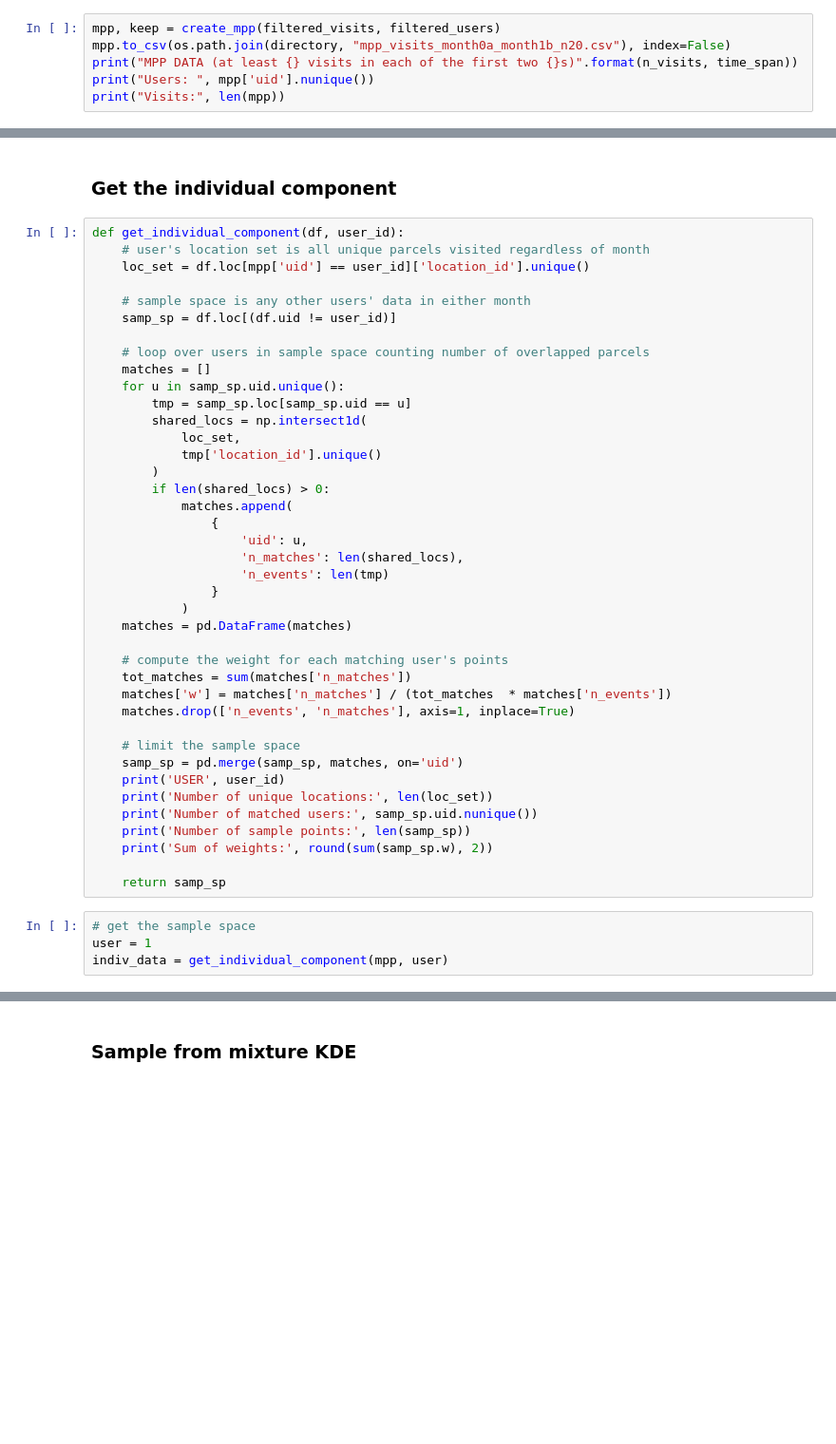
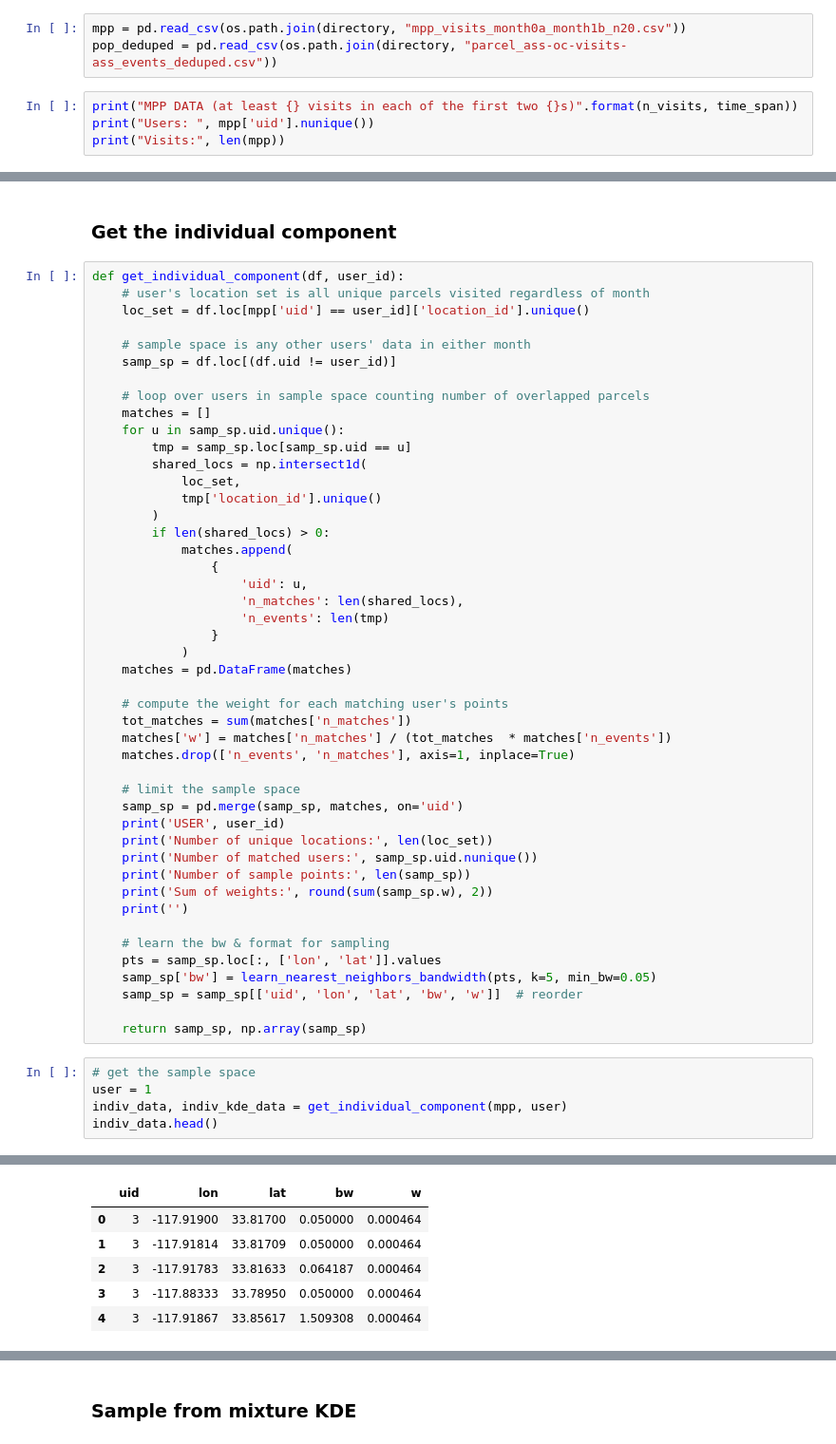
Before and after one commit to galbraic/spatial-assocr, a Jupyter notebook: notebooks/visits.ipynb, the cells around one changed output, grey strips where cells are left out. Shown: that part at 95% size. Cells and saved outputs as stored; diff of their text form; blank space fills up the shorter version.

```diff
--- a/notebooks/visits.ipynb
+++ b/notebooks/visits.ipynb
@@ -242,6 +201,7 @@ both.loc[(both['event_id_x'] >= 20) & (both['event_id_y'] >= 20)].shape
+# %%
+mpp = pd.read_csv(os.path.join(directory, "mpp_visits_month0a_month1b_n20.csv"))
+pop_deduped = pd.read_csv(os.path.join(directory, "parcel_ass-oc-visits-ass_events_deduped.csv"))
 # %%
-mpp, keep = create_mpp(filtered_visits, filtered_users)
-mpp.to_csv(os.path.join(directory, "mpp_visits_month0a_month1b_n20.csv"), index=False)
 print("MPP DATA (at least {} visits in each of the first two {}s)".format(n_visits, time_span))
 print("Users: ", mpp['uid'].nunique())
 print("Visits:", len(mpp))
@@ -370,12 +323,19 @@ def get_individual_component(df, user_id):
     print('Number of matched users:', samp_sp.uid.nunique())
     print('Number of sample points:', len(samp_sp))
     print('Sum of weights:', round(sum(samp_sp.w), 2))
+    print('')
 
-    return samp_sp
+    # learn the bw & format for sampling
+    pts = samp_sp.loc[:, ['lon', 'lat']].values
+    samp_sp['bw'] = learn_nearest_neighbors_bandwidth(pts, k=5, min_bw=0.05)
+    samp_sp = samp_sp[['uid', 'lon', 'lat', 'bw', 'w']]  # reorder
+
+    return samp_sp, np.array(samp_sp)
 # %%
 # get the sample space
 user = 1
-indiv_data = get_individual_component(mpp, user)
+indiv_data, indiv_kde_data = get_individual_component(mpp, user)
+indiv_data.head()
 # %% [output]
 USER 1
 Number of unique locations: 31
@@ -384,0 +347,6 @@ Sum of weights: 1.0
+|  | uid | lon | lat | bw | w |
+| 0 | 3 | -117.91900 | 33.81700 | 0.050000 | 0.000464 |
+| 1 | 3 | -117.91814 | 33.81709 | 0.050000 | 0.000464 |
+| 2 | 3 | -117.91783 | 33.81633 | 0.064187 | 0.000464 |
+| 3 | 3 | -117.88333 | 33.78950 | 0.050000 | 0.000464 |
+| 4 | 3 | -117.91867 | 33.85617 | 1.509308 | 0.000464 |
```
Also changed, not shown: parts of 24 cells of this notebook.
